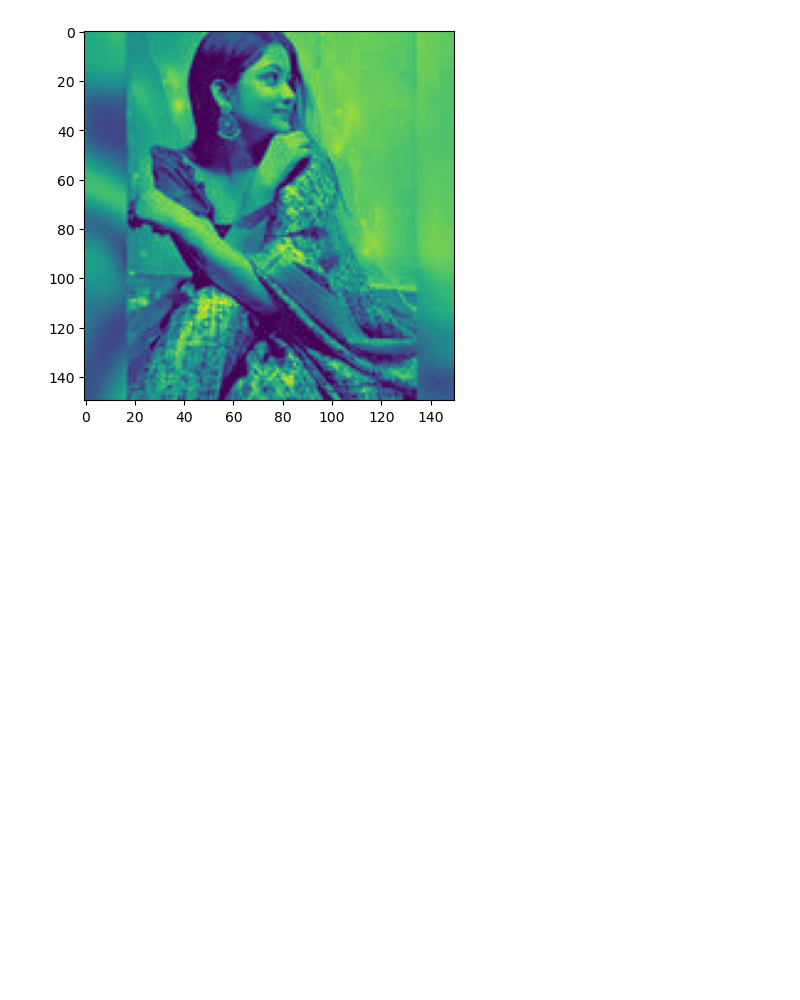
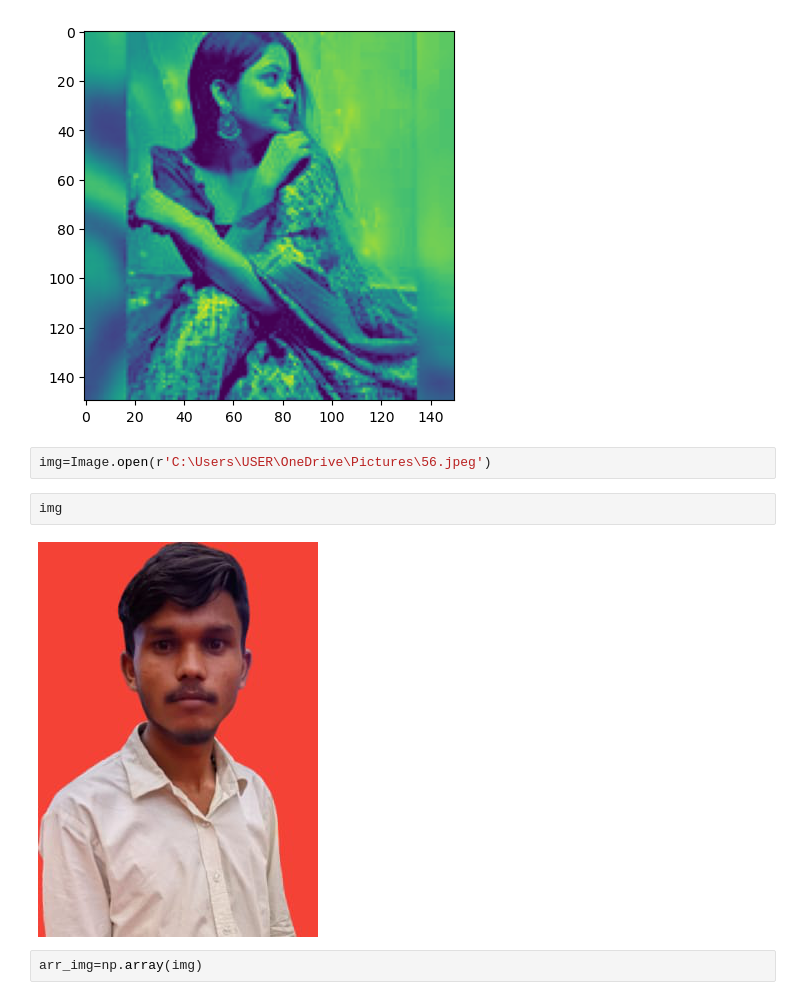
Before and after one commit to Ram2002-ai/DataScience_NareshIt, a Jupyter notebook: Python_libraries/Array_Numpy.ipynb, the cells around one changed output. Saved outputs shown, nothing was run; the diff lists cells and outputs as text; blank space fills up the shorter version.

```diff
--- a/Python_libraries/Array_Numpy.ipynb
+++ b/Python_libraries/Array_Numpy.ipynb
@@ -638,3 +640,11 @@ plt.imshow(blue_channel)
 # %% [output]
 <matplotlib.image.AxesImage at 0x...>
 [figure]
+# %%
+img=Image.open(r'C:\Users\USER\OneDrive\Pictures\56.jpeg')
+# %%
+img
+# %% [output]
+[figure, added]
+# %%
+arr_img=np.array(img)
```
Also changed, not shown: parts of 31 cells of this notebook, 5 other files.
